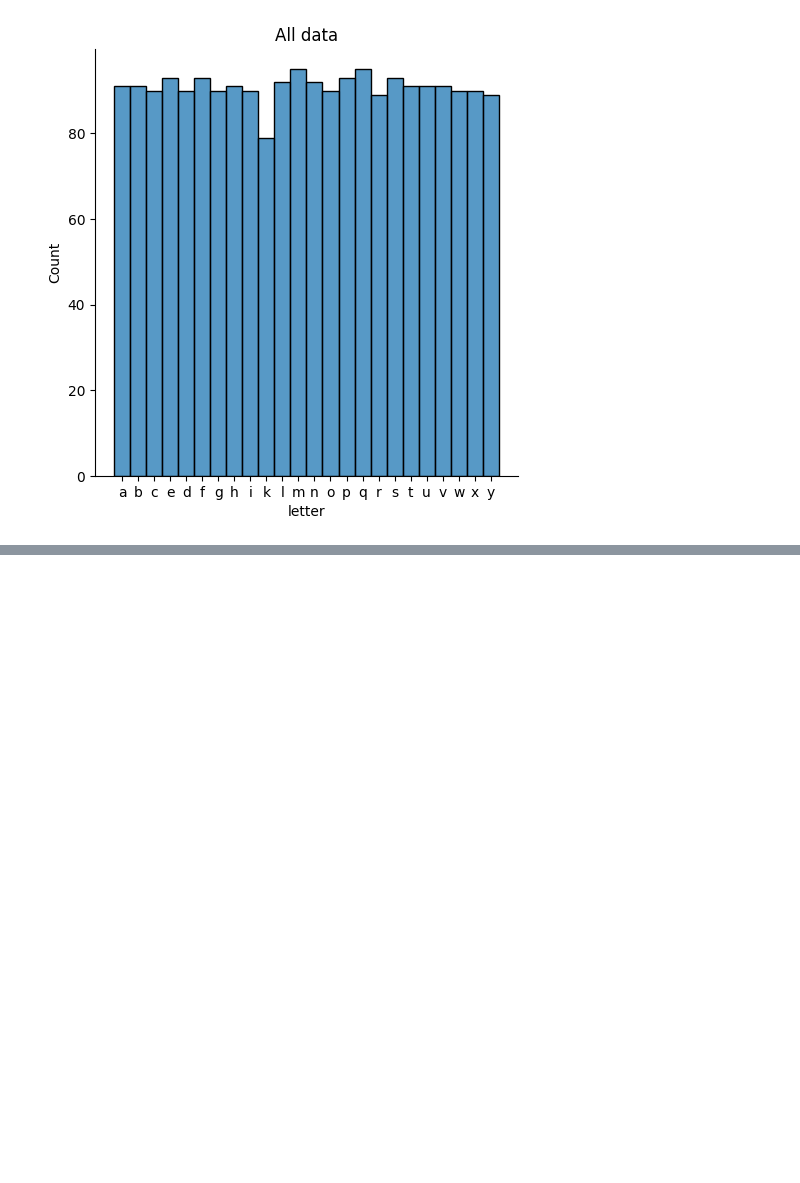
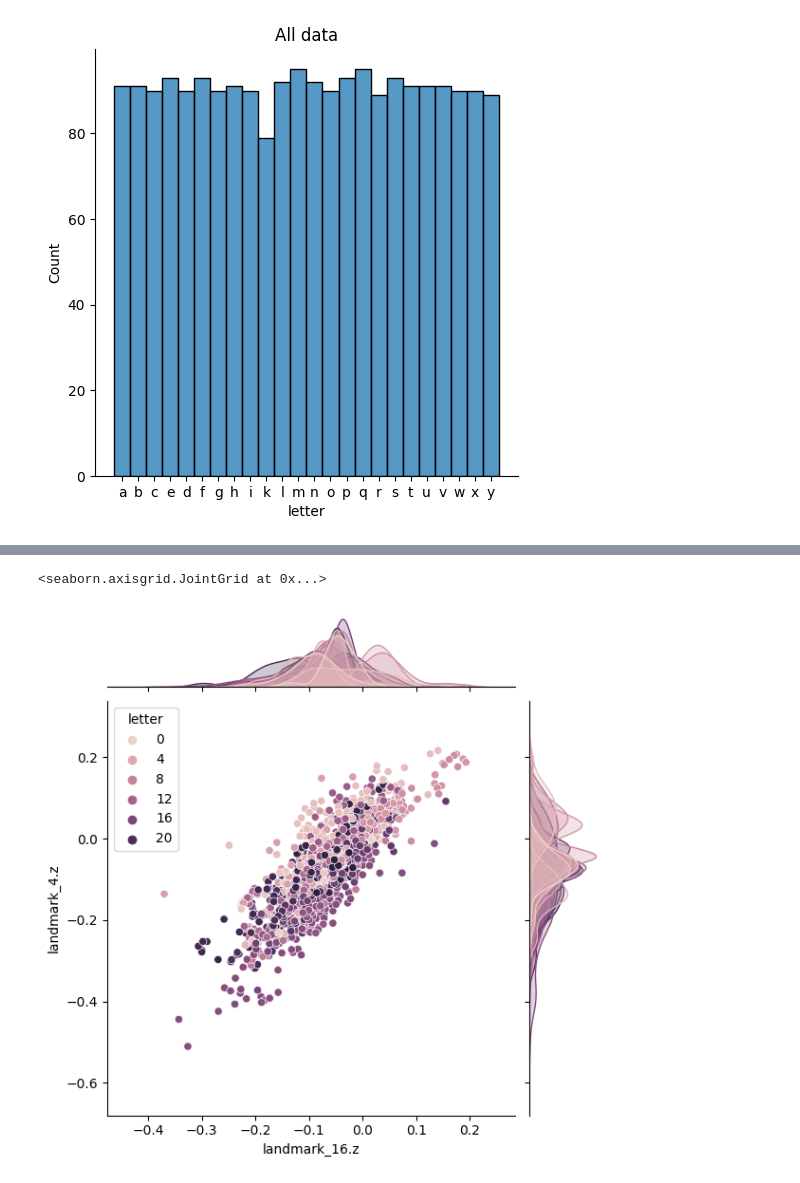
Before and after one commit to SzymKwiatkowski/HandSignsRecognition, a Jupyter notebook: lookup_data.ipynb, the cells around one changed output, grey strips where cells are left out. Cells and saved outputs as stored; diff of their text form; code cells hidden in the pictures; blank space fills up the shorter version.

```diff
--- a/lookup_data.ipynb
+++ b/lookup_data.ipynb
@@ -168,0 +165,5 @@ KeyboardInterrupt:
+# %%
+sns.jointplot(data=data, x="landmark_16.z", y="landmark_4.z", hue="letter")
+# %% [output]
+<seaborn.axisgrid.JointGrid at 0x...>
+[figure, added]
```
Also changed, not shown: parts of 21 cells of this notebook, 7 other files.
